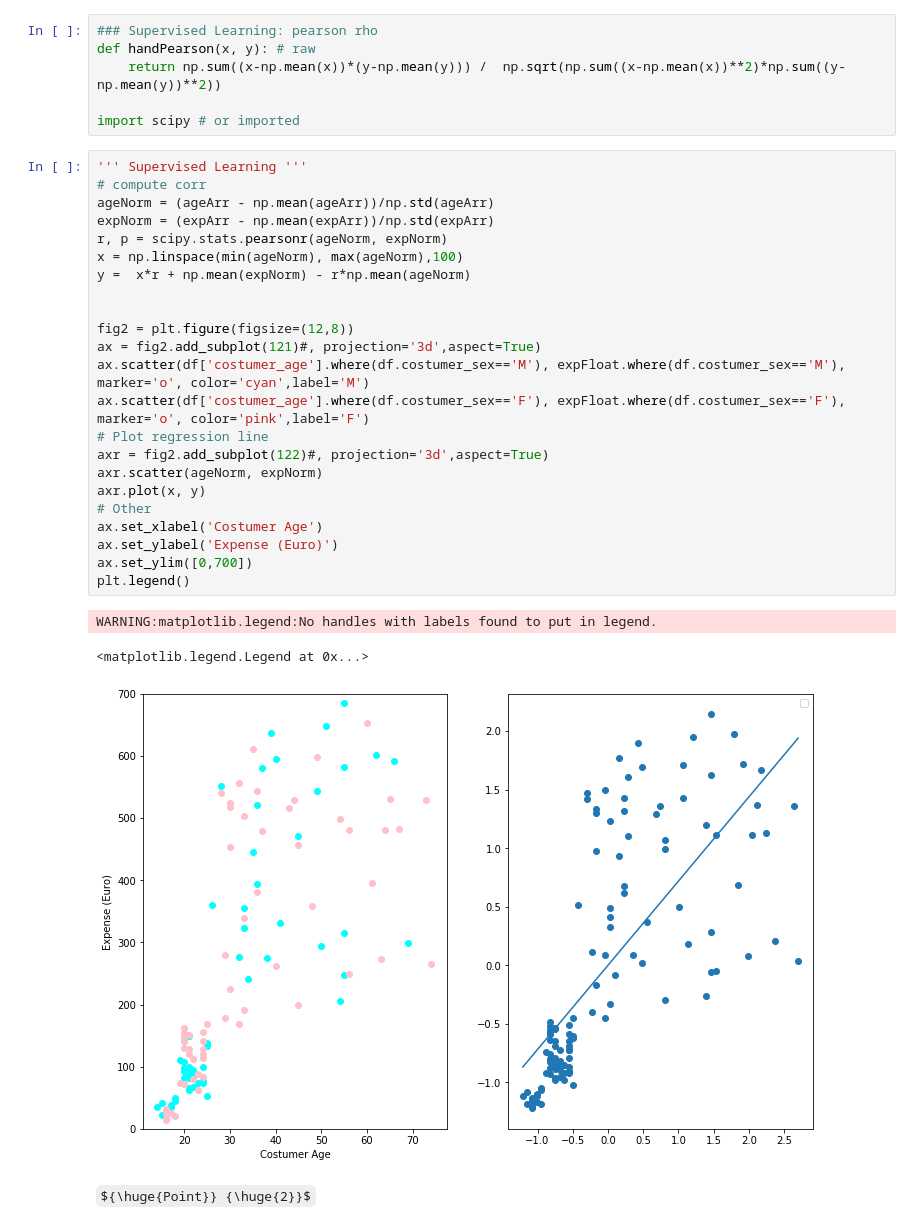
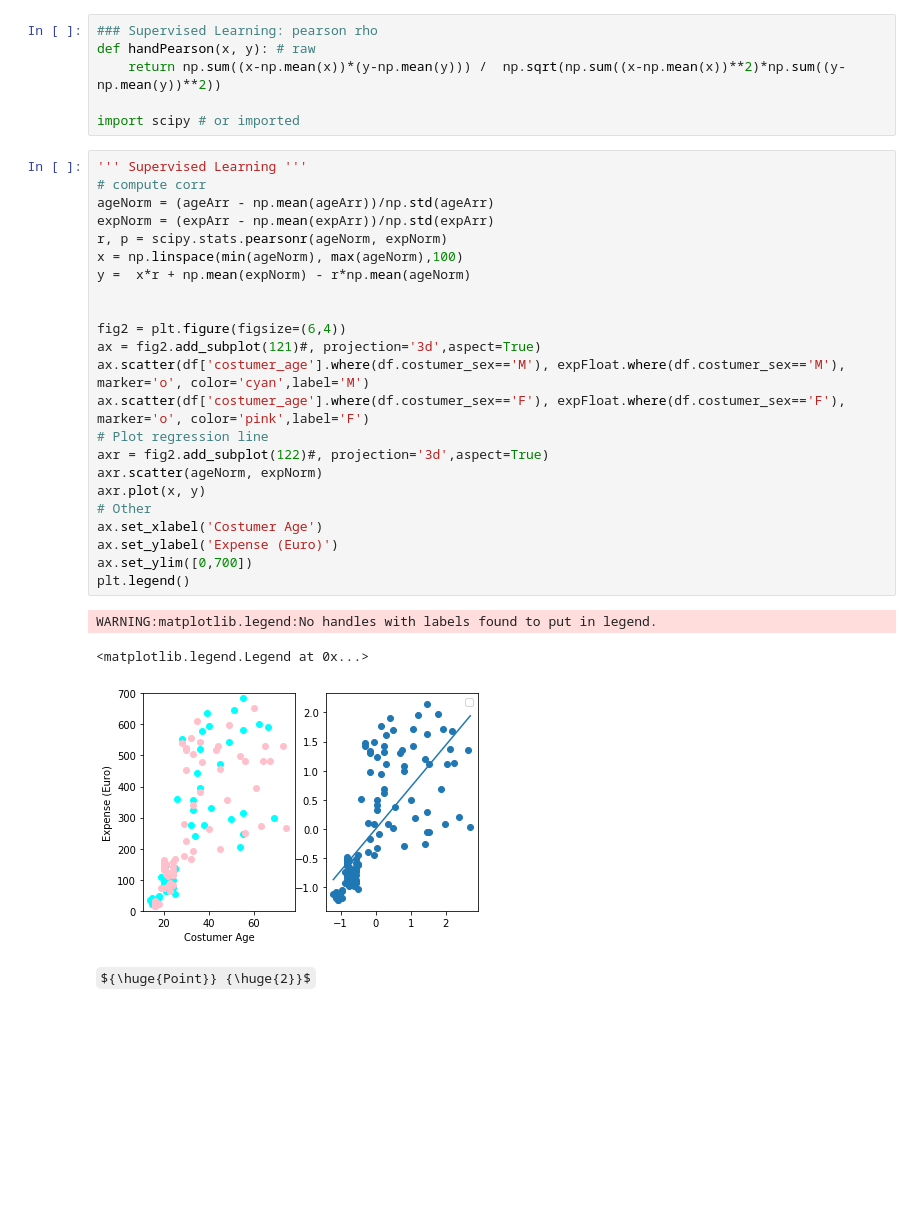
Before and after one commit to EmanueleLucrezia/ML4mag104, a Jupyter notebook: sketch1.ipynb, the cells around one changed output. Saved outputs shown, nothing was run; the diff lists cells and outputs as text; some formulas as TeX source; blank space fills up the shorter version.

```diff
--- a/sketch1.ipynb
+++ b/sketch1.ipynb
@@ -133,30 +148,30 @@ import scipy # or imported
 # %%
 ''' Supervised Learning '''
 # compute corr
 ageNorm = (ageArr - np.mean(ageArr))/np.std(ageArr)
 expNorm = (expArr - np.mean(expArr))/np.std(expArr)
 r, p = scipy.stats.pearsonr(ageNorm, expNorm)
 x = np.linspace(min(ageNorm), max(ageNorm),100)
 y =  x*r + np.mean(expNorm) - r*np.mean(ageNorm)
 
 
-fig2 = plt.figure(figsize=(12,8))
+fig2 = plt.figure(figsize=(6,4))
 ax = fig2.add_subplot(121)#, projection='3d',aspect=True)
 ax.scatter(df['costumer_age'].where(df.costumer_sex=='M'), expFloat.where(df.costumer_sex=='M'), marker='o', color='cyan',label='M')
 ax.scatter(df['costumer_age'].where(df.costumer_sex=='F'), expFloat.where(df.costumer_sex=='F'), marker='o', color='pink',label='F')
 # Plot regression line
 axr = fig2.add_subplot(122)#, projection='3d',aspect=True)
 axr.scatter(ageNorm, expNorm)
 axr.plot(x, y)
 # Other
 ax.set_xlabel('Costumer Age')
 ax.set_ylabel('Expense (Euro)')
 ax.set_ylim([0,700])
 plt.legend()
 # %% [output]
 WARNING:matplotlib.legend:No handles with labels found to put in legend.
 <matplotlib.legend.Legend at 0x...>
-[figure, old version]
+[figure, new version]
 # %% [markdown]
 ${\huge{Point}} {\huge{2}}$
 # %% [markdown]
```
Also changed, not shown: parts of 7 cells of this notebook.
